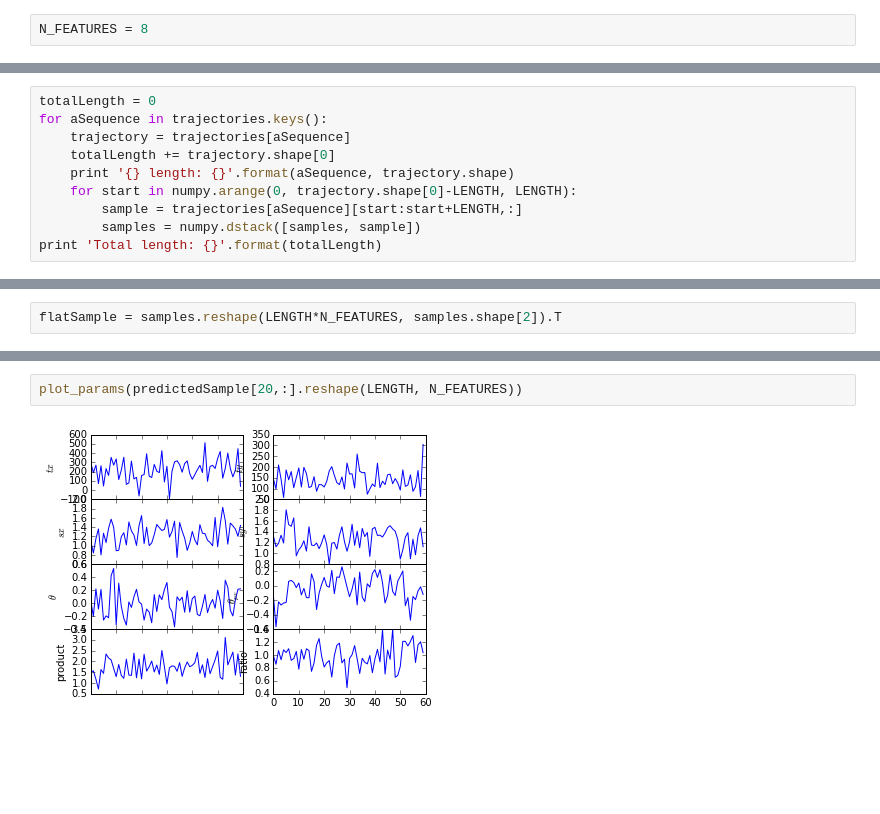
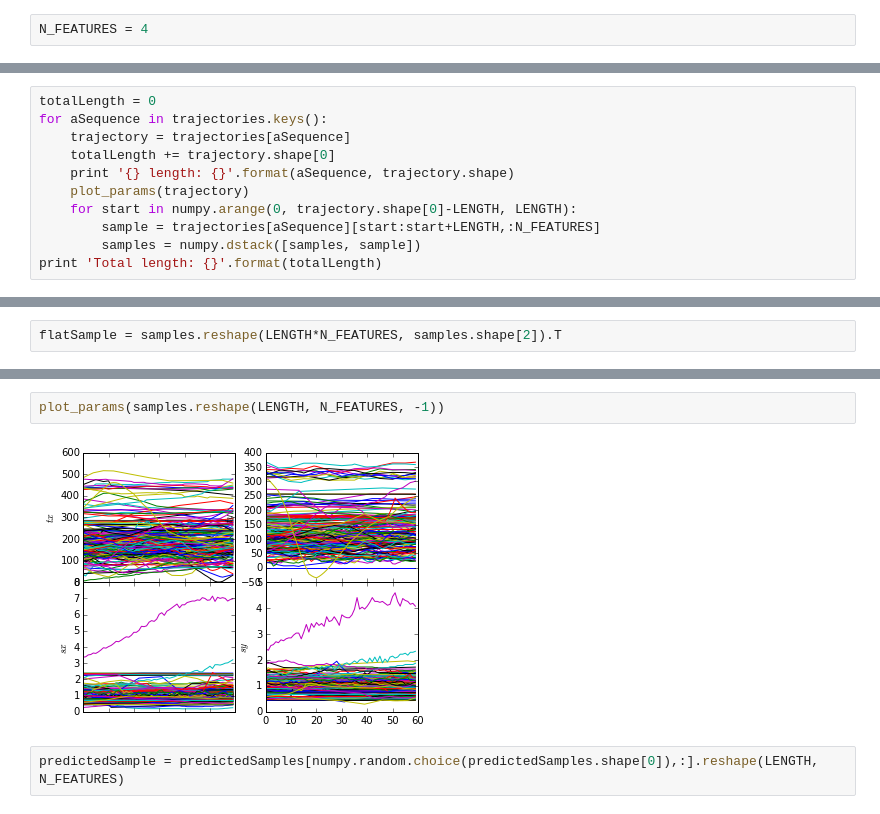
Before and after one commit to jccaicedo/localization-agent, a Jupyter notebook: notebooks/Trajectory generative model.ipynb, the cells around one changed output, grey strips where cells are left out. Cells and saved outputs as stored; diff of their text form; blank space fills up the shorter version.

```diff
--- a/notebooks/Trajectory generative model.ipynb
+++ b/notebooks/Trajectory generative model.ipynb
@@ -17,7 +28,7 @@ Populating the interactive namespace from numpy and matplotlib
 # %%
 LENGTH = 60
 # %%
-N_FEATURES = 8
+N_FEATURES = 4
 # %%
 samples = numpy.empty((LENGTH, N_FEATURES))
 # %%
@@ -26,8 +37,9 @@ for aSequence in trajectories.keys():
     trajectory = trajectories[aSequence]
     totalLength += trajectory.shape[0]
     print '{} length: {}'.format(aSequence, trajectory.shape)
+    plot_params(trajectory)
     for start in numpy.arange(0, trajectory.shape[0]-LENGTH, LENGTH):
-        sample = trajectories[aSequence][start:start+LENGTH,:]
+        sample = trajectories[aSequence][start:start+LENGTH,:N_FEATURES]
         samples = numpy.dstack([samples, sample])
 print 'Total length: {}'.format(totalLength)
 # %% [output]
@@ -101,4 +114,6 @@ def plot_params(path):
 # %%
-plot_params(predictedSample[20,:].reshape(LENGTH, N_FEATURES))
+plot_params(samples.reshape(LENGTH, N_FEATURES, -1))
 # %% [output]
-[figure, old version]
+[figure, new version]
+# %%
+predictedSample = predictedSamples[numpy.random.choice(predictedSamples.shape[0]),:].reshape(LENGTH, N_FEATURES)
```
Also changed, not shown: parts of 22 cells of this notebook.
